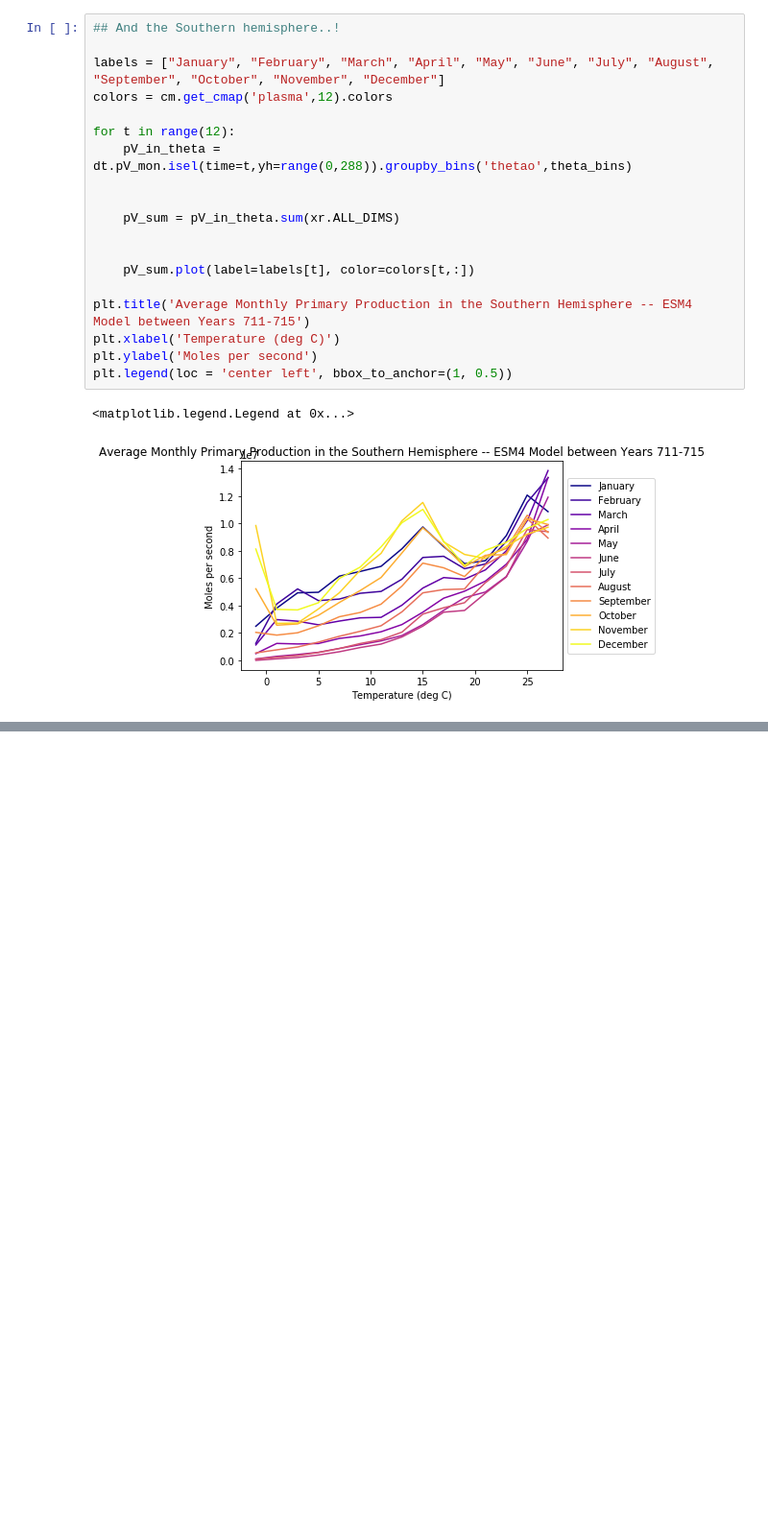
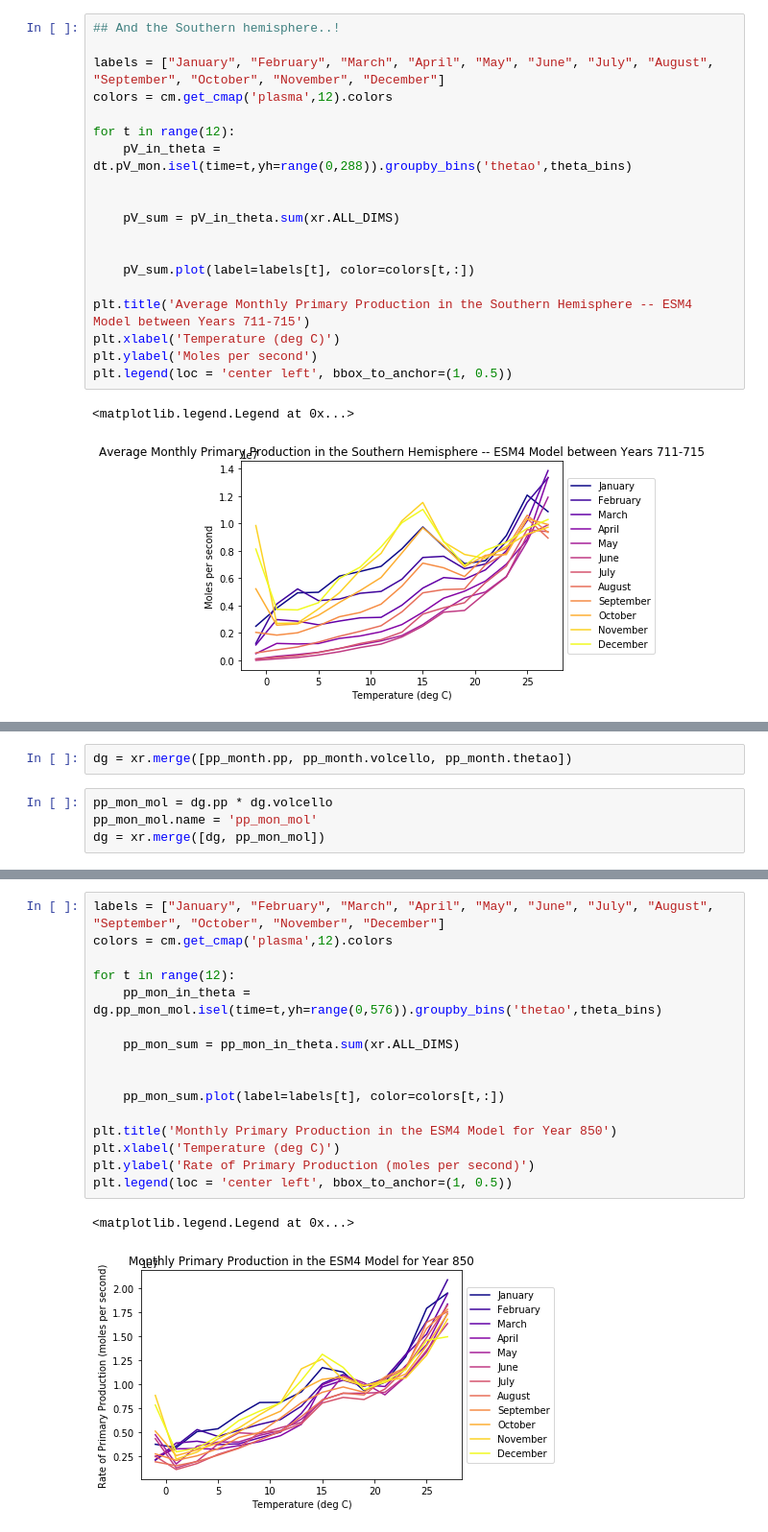
Before and after one commit to mlexaathews/wmt_bgc, a Jupyter notebook: prim-prod-temp.ipynb, the cells around one changed output, grey strips where cells are left out. Shown: that part at 96% size. Cells and saved outputs as stored; diff of their text form; blank space fills up the shorter version.

```diff
--- a/prim-prod-temp.ipynb
+++ b/prim-prod-temp.ipynb
@@ -204,0 +217,6 @@ plt.legend(loc = 'center left', bbox_to_anchor=(1, 0.5))
+# %%
+dg = xr.merge([pp_month.pp, pp_month.volcello, pp_month.thetao])
+# %%
+pp_mon_mol = dg.pp * dg.volcello
+pp_mon_mol.name = 'pp_mon_mol'
+dg = xr.merge([dg, pp_mon_mol])
@@ -204,0 +249,19 @@ plt.legend(loc = 'center left', bbox_to_anchor=(1, 0.5))
+# %%
+labels = ["January", "February", "March", "April", "May", "June", "July", "August", "September", "October", "November", "December"]
+colors = cm.get_cmap('plasma',12).colors
+
+for t in range(12):
+    pp_mon_in_theta = dg.pp_mon_mol.isel(time=t,yh=range(0,576)).groupby_bins('thetao',theta_bins)
+
+    pp_mon_sum = pp_mon_in_theta.sum(xr.ALL_DIMS)
+
+
+    pp_mon_sum.plot(label=labels[t], color=colors[t,:])
+
+plt.title('Monthly Primary Production in the ESM4 Model for Year 850')
+plt.xlabel('Temperature (deg C)')
+plt.ylabel('Rate of Primary Production (moles per second)')
+plt.legend(loc = 'center left', bbox_to_anchor=(1, 0.5))
+# %% [output]
+<matplotlib.legend.Legend at 0x...>
+[figure, added]
```
Also changed, not shown: parts of 13 cells of this notebook.
